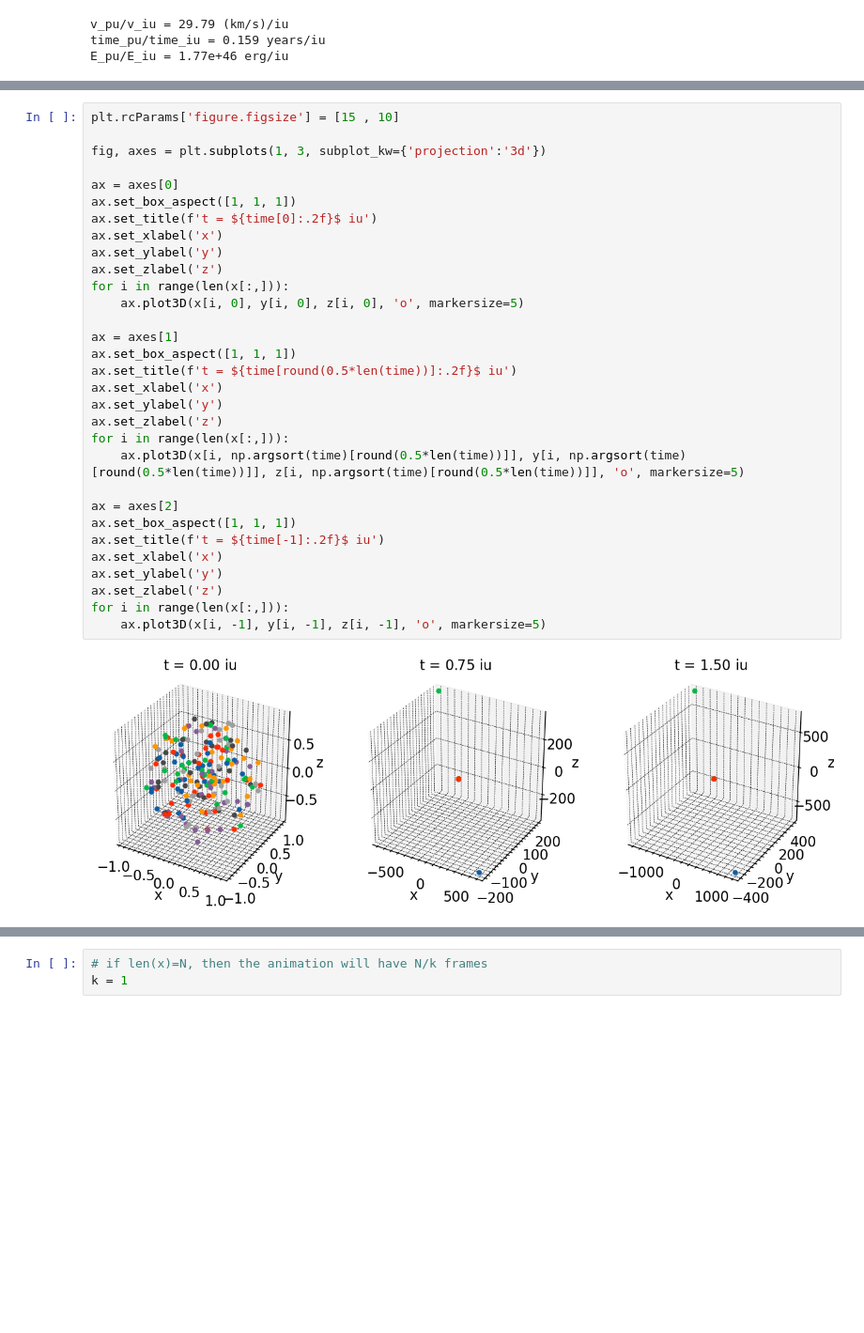
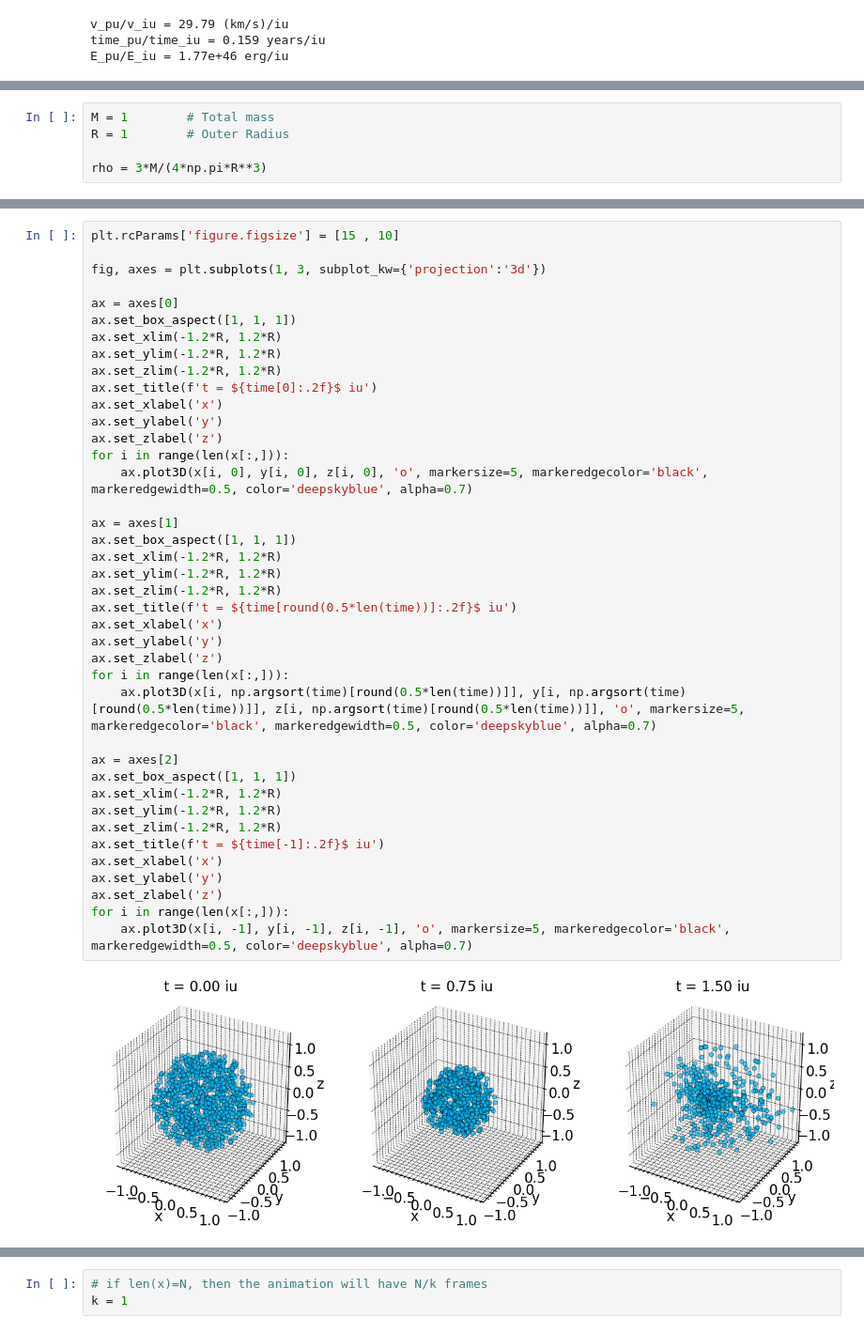
Before and after one commit to M-Bianchi/Dynamics_of_Stellar_Systems, a Jupyter notebook: nbody_sh1/sphere_plots.ipynb, the cells around one changed output, grey strips where cells are left out. Shown at 94% size. Drawn from its saved outputs; the diff is of its cells as text; blank space fills up the shorter version.

```diff
--- a/nbody_sh1/sphere_plots.ipynb
+++ b/nbody_sh1/sphere_plots.ipynb
@@ -79,0 +86,5 @@ plt.legend();
+# %%
+M = 1        # Total mass
+R = 1        # Outer Radius
+
+rho = 3*M/(4*np.pi*R**3)
@@ -82,34 +115,43 @@ plt.legend();
 # %%
 plt.rcParams['figure.figsize'] = [15 , 10]
 
 fig, axes = plt.subplots(1, 3, subplot_kw={'projection':'3d'})
 
 ax = axes[0]
 ax.set_box_aspect([1, 1, 1])
+ax.set_xlim(-1.2*R, 1.2*R)
+ax.set_ylim(-1.2*R, 1.2*R)
+ax.set_zlim(-1.2*R, 1.2*R)
 ax.set_title(f't = ${time[0]:.2f}$ iu')
 ax.set_xlabel('x')
 ax.set_ylabel('y')
 ax.set_zlabel('z')
 for i in range(len(x[:,])):
-    ax.plot3D(x[i, 0], y[i, 0], z[i, 0], 'o', markersize=5)
+    ax.plot3D(x[i, 0], y[i, 0], z[i, 0], 'o', markersize=5, markeredgecolor='black', markeredgewidth=0.5, color='deepskyblue', alpha=0.7)
 
 ax = axes[1]
 ax.set_box_aspect([1, 1, 1])
+ax.set_xlim(-1.2*R, 1.2*R)
+ax.set_ylim(-1.2*R, 1.2*R)
+ax.set_zlim(-1.2*R, 1.2*R)
 ax.set_title(f't = ${time[round(0.5*len(time))]:.2f}$ iu')
 ax.set_xlabel('x')
 ax.set_ylabel('y')
 ax.set_zlabel('z')
 for i in range(len(x[:,])):
-    ax.plot3D(x[i, np.argsort(time)[round(0.5*len(time))]], y[i, np.argsort(time)[round(0.5*len(time))]], z[i, np.argsort(time)[round(0.5*len(time))]], 'o', markersize=5)
+    ax.plot3D(x[i, np.argsort(time)[round(0.5*len(time))]], y[i, np.argsort(time)[round(0.5*len(time))]], z[i, np.argsort(time)[round(0.5*len(time))]], 'o', markersize=5, markeredgecolor='black', markeredgewidth=0.5, color='deepskyblue', alpha=0.7)
 
 ax = axes[2]
 ax.set_box_aspect([1, 1, 1])
+ax.set_xlim(-1.2*R, 1.2*R)
+ax.set_ylim(-1.2*R, 1.2*R)
+ax.set_zlim(-1.2*R, 1.2*R)
 ax.set_title(f't = ${time[-1]:.2f}$ iu')
 ax.set_xlabel('x')
 ax.set_ylabel('y')
 ax.set_zlabel('z')
 for i in range(len(x[:,])):
-    ax.plot3D(x[i, -1], y[i, -1], z[i, -1], 'o', markersize=5)
+    ax.plot3D(x[i, -1], y[i, -1], z[i, -1], 'o', markersize=5, markeredgecolor='black', markeredgewidth=0.5, color='deepskyblue', alpha=0.7)
 # %% [output]
-[figure, old version]
+[figure, new version]
 # %% [markdown]
```
Also changed, not shown: parts of 17 cells of this notebook, 8 other files.
